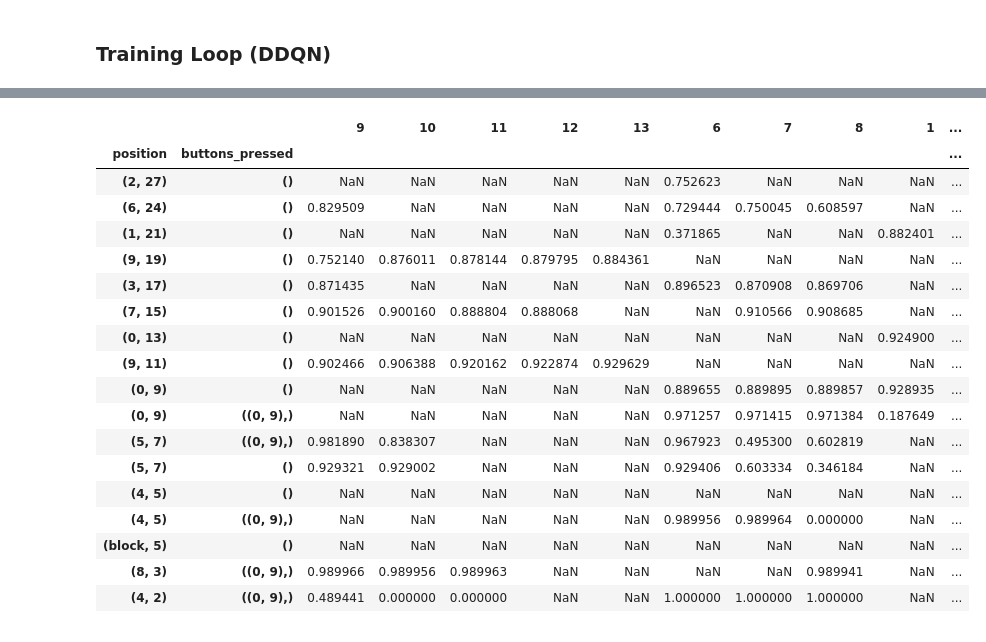
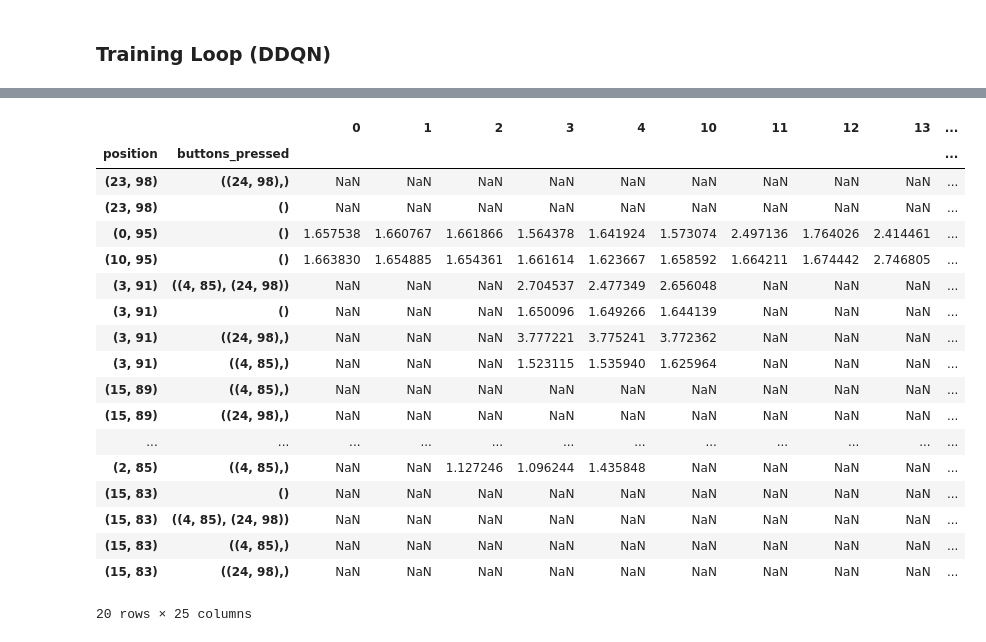
Before and after one commit to benwyman/RLCW, a Jupyter notebook: dqn_plinko.ipynb, the cells around one changed output, grey strips where cells are left out. Saved outputs shown, nothing was run; the diff lists cells and outputs as text; code cells hidden in the pictures.

```diff
--- a/dqn_plinko.ipynb
+++ b/dqn_plinko.ipynb
@@ -27,13 +27,14 @@ trackers = initialize_trackers()
 learning_rate = 0.1
 discount_factor = 0.99 # higher discount factor for potentially long paths
 exploration_rate = 1.0  # start fully exploratory
-exploration_decay = 0.995  # slow decay
+exploration_decay = 0.9999  # slow decay
 min_exploration = 0.01  # smallest possible exploration rate
-episodes = 1000  # number of training episodes
+episodes = 10000  # number of training episodes
+initial_free_exploration = 1000
 
 update_frequency = 4 # learn every 4 steps
 target_update_frequency = 100 # update target table every 100 steps
-soft_update_alpha = 0.01 # soft update parameter
+soft_update_alpha = 0.1 # soft update parameter
 
 # Experience Replay
 Experience = namedtuple("Experience", field_names=["state", "action", "reward", "next_state", "done"])
@@ -137,27 +138,31 @@ total_decision_steps = [0]
 steps_after_episode = 0
 episode_rewards_history = []
 most_recent_rewards = deque(maxlen=100)
+total_stars_collected = 0
 
 # synchronize Q-tables initially
 q_table_target = copy.deepcopy(q_table_online)
 
+grid, buckets, width, height = build_board("hard", trackers)
+
+start_x = random.randint(0, width - 1)
+
+visualize_grid(grid, width, height, ball_position=(start_x, height - 1), buckets=buckets)
+
 # training loop
 for episode in range(episodes):
-    grid, buckets = build_board("default", 15, 30, trackers)
-
-    width = max(x for (x, y) in grid.keys()) + 1
-    height = max(y for (x, y) in grid.keys()) + 1
+    grid, buckets, width, height = build_board("hard", trackers)
 
     start_x = random.randint(0, width - 1)
 
-    episode_final_reward, final_bucket = drop_ball(
+    episode_final_reward, final_bucket, stars_collected = drop_ball(
         grid=grid,
         width=width,
         height=height,
         start_x=start_x,
         buckets=buckets,
         target_bucket=target_bucket,
-        mode="dqn",  # 👈 DQN mode
+        mode="dqn",
         exploration_rate=exploration_rate,
         q_table=q_table_online,
         trackers=trackers,
@@ -174,9 +179,12 @@ for episode in range(episodes):
             "discount_factor": discount_factor,
             "total_decision_steps": total_decision_steps,  # pass as list for mutability
             "target_update_frequency": target_update_frequency
-        }
+        },
+        # visualize=(episode == episodes - 3)
+        visualize=False
     )
     steps_after_episode += total_decision_steps[0]
+    total_stars_collected += len(stars_collected)
 
     # check if target table update is due based on step count progression
     if (total_decision_steps[0] // target_update_frequency) < (steps_after_episode // target_update_frequency):
@@ -191,13 +199,14 @@ for episode in range(episodes):
     episode_rewards_history.append(episode_final_reward) # save the final reward
     most_recent_rewards.append(episode_final_reward)
 
-    # decay exploration rate
-    exploration_rate = max(min_exploration, exploration_rate * exploration_decay)
+    if episode >= initial_free_exploration:
+        exploration_rate = max(min_exploration, exploration_rate * exploration_decay)
 
     # print progress
     if (episode + 1) % 100 == 0:
         avg_reward = sum(most_recent_rewards) / len(most_recent_rewards)
-        print(f"Episode {episode + 1} | Avg Reward (Last 100): {avg_reward:.2f} | Exploration Rate: {exploration_rate:.2f} | Buffer Size: {len(replay_buffer)} | Q-States: {len(q_table_online)}")
+        avg_stars = total_stars_collected / (episode + 1)
+        print(f"Episode {episode + 1} | Avg Reward (Last 100): {avg_reward:.2f} | Avg Stars: {avg_stars:.2f} | Exploration Rate: {exploration_rate:.2f}")
 
 # final statistics summary
 print_training_stats(
@@ -223,21 +232,21 @@ Button at (0, 9) pressed 519 times
 
 Online Q-Table (Sorted by descending Y in position):
-|  |  | 9 | 10 | 11 | 12 | 13 | 6 | 7 | 8 | 1 | ... |
+|  |  | 0 | 1 | 2 | 3 | 4 | 10 | 11 | 12 | 13 | ... |
 | position | buttons_pressed |  |  |  |  |  |  |  |  |  | ... |
-| (2, 27) | () | NaN | NaN | NaN | NaN | NaN | 0.752623 | NaN | NaN | NaN | ... |
-| (6, 24) | () | 0.829509 | NaN | NaN | NaN | NaN | 0.729444 | 0.750045 | 0.608597 | NaN | ... |
-| (1, 21) | () | NaN | NaN | NaN | NaN | NaN | 0.371865 | NaN | NaN | 0.882401 | ... |
-| (9, 19) | () | 0.752140 | 0.876011 | 0.878144 | 0.879795 | 0.884361 | NaN | NaN | NaN | NaN | ... |
-| (3, 17) | () | 0.871435 | NaN | NaN | NaN | NaN | 0.896523 | 0.870908 | 0.869706 | NaN | ... |
-| (7, 15) | () | 0.901526 | 0.900160 | 0.888804 | 0.888068 | NaN | NaN | 0.910566 | 0.908685 | NaN | ... |
-| (0, 13) | () | NaN | NaN | NaN | NaN | NaN | NaN | NaN | NaN | 0.924900 | ... |
-| (9, 11) | () | 0.902466 | 0.906388 | 0.920162 | 0.922874 | 0.929629 | NaN | NaN | NaN | NaN | ... |
-| (0, 9) | () | NaN | NaN | NaN | NaN | NaN | 0.889655 | 0.889895 | 0.889857 | 0.928935 | ... |
-| (0, 9) | ((0, 9),) | NaN | NaN | NaN | NaN | NaN | 0.971257 | 0.971415 | 0.971384 | 0.187649 | ... |
-| (5, 7) | ((0, 9),) | 0.981890 | 0.838307 | NaN | NaN | NaN | 0.967923 | 0.495300 | 0.602819 | NaN | ... |
-| (5, 7) | () | 0.929321 | 0.929002 | NaN | NaN | NaN | 0.929406 | 0.603334 | 0.346184 | NaN | ... |
-| (4, 5) | () | NaN | NaN | NaN | NaN | NaN | NaN | NaN | NaN | NaN | ... |
-| (4, 5) | ((0, 9),) | NaN | NaN | NaN | NaN | NaN | 0.989956 | 0.989964 | 0.000000 | NaN | ... |
-| (block, 5) | () | NaN | NaN | NaN | NaN | NaN | NaN | NaN | NaN | NaN | ... |
-| (8, 3) | ((0, 9),) | 0.989966 | 0.989956 | 0.989963 | NaN | NaN | NaN | NaN | 0.989941 | NaN | ... |
-| (4, 2) | ((0, 9),) | 0.489441 | 0.000000 | 0.000000 | NaN | NaN | 1.000000 | 1.000000 | 1.000000 | NaN | ... |
+| (23, 98) | ((24, 98),) | NaN | NaN | NaN | NaN | NaN | NaN | NaN | NaN | NaN | ... |
+| (23, 98) | () | NaN | NaN | NaN | NaN | NaN | NaN | NaN | NaN | NaN | ... |
+| (0, 95) | () | 1.657538 | 1.660767 | 1.661866 | 1.564378 | 1.641924 | 1.573074 | 2.497136 | 1.764026 | 2.414461 | ... |
+| (10, 95) | () | 1.663830 | 1.654885 | 1.654361 | 1.661614 | 1.623667 | 1.658592 | 1.664211 | 1.674442 | 2.746805 | ... |
+| (3, 91) | ((4, 85), (24, 98)) | NaN | NaN | NaN | 2.704537 | 2.477349 | 2.656048 | NaN | NaN | NaN | ... |
+| (3, 91) | () | NaN | NaN | NaN | 1.650096 | 1.649266 | 1.644139 | NaN | NaN | NaN | ... |
+| (3, 91) | ((24, 98),) | NaN | NaN | NaN | 3.777221 | 3.775241 | 3.772362 | NaN | NaN | NaN | ... |
+| (3, 91) | ((4, 85),) | NaN | NaN | NaN | 1.523115 | 1.535940 | 1.625964 | NaN | NaN | NaN | ... |
+| (15, 89) | ((4, 85),) | NaN | NaN | NaN | NaN | NaN | NaN | NaN | NaN | NaN | ... |
+| (15, 89) | ((24, 98),) | NaN | NaN | NaN | NaN | NaN | NaN | NaN | NaN | NaN | ... |
+| ... | ... | ... | ... | ... | ... | ... | ... | ... | ... | ... | ... |
+| (2, 85) | ((4, 85),) | NaN | NaN | 1.127246 | 1.096244 | 1.435848 | NaN | NaN | NaN | NaN | ... |
+| (15, 83) | () | NaN | NaN | NaN | NaN | NaN | NaN | NaN | NaN | NaN | ... |
+| (15, 83) | ((4, 85), (24, 98)) | NaN | NaN | NaN | NaN | NaN | NaN | NaN | NaN | NaN | ... |
+| (15, 83) | ((4, 85),) | NaN | NaN | NaN | NaN | NaN | NaN | NaN | NaN | NaN | ... |
+| (15, 83) | ((24, 98),) | NaN | NaN | NaN | NaN | NaN | NaN | NaN | NaN | NaN | ... |
+20 rows × 25 columns
```
Also changed, not shown: parts of 2 cells of this notebook, 5 other files.
